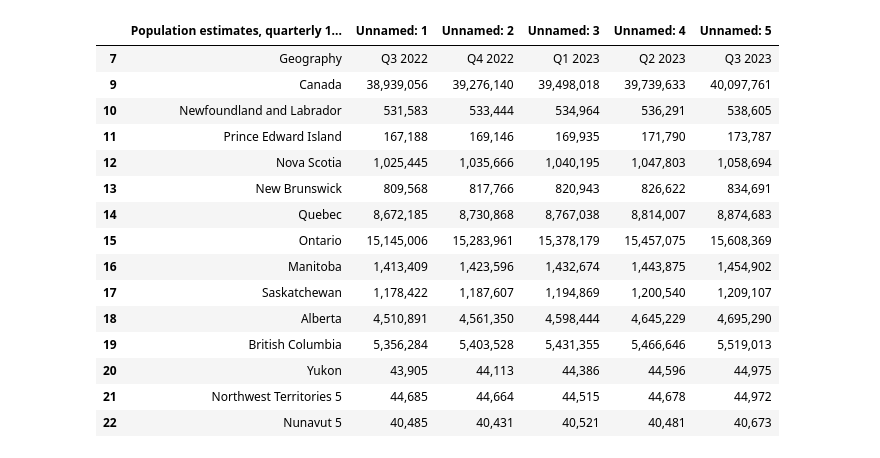
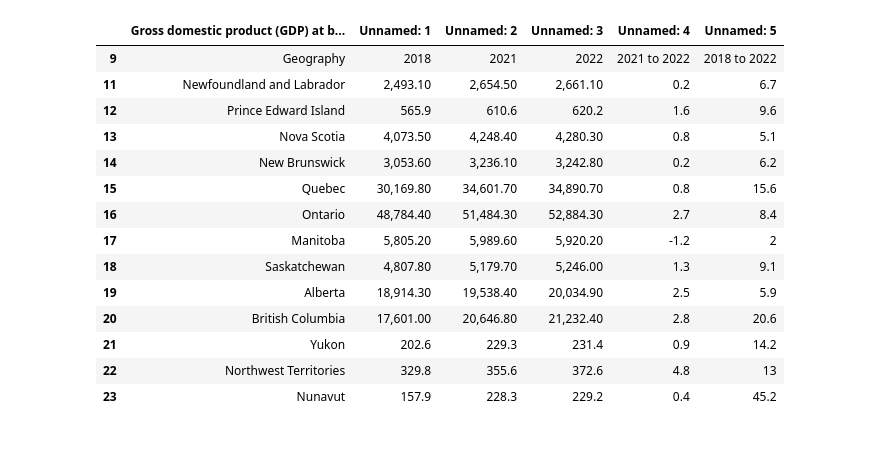
Before and after one commit to NaderMoA/project_1, a Jupyter notebook: GDP_main.ipynb, the cells around one changed output. Drawn from its saved outputs; the diff is of its cells as text; code cells hidden in the pictures.

```diff
--- a/GDP_main.ipynb
+++ b/GDP_main.ipynb
@@ -32,20 +35,20 @@ good_df_drop = good_df_file.dropna(how="any")
 health_df_drop = health_df_file.dropna(how="any")
 population_drop = population_file.dropna(how="any")
 # %%
+health_df_drop
 # %% [output]
-|  | Population estimates, quarterly 1... | Unnamed: 1 | Unnamed: 2 | Unnamed: 3 | Unnamed: 4 | Unnamed: 5 |
-| 7 | Geography | Q3 2022 | Q4 2022 | Q1 2023 | Q2 2023 | Q3 2023 |
-| 9 | Canada | 38,939,056 | 39,276,140 | 39,498,018 | 39,739,633 | 40,097,761 |
-| 10 | Newfoundland and Labrador | 531,583 | 533,444 | 534,964 | 536,291 | 538,605 |
-| 11 | Prince Edward Island | 167,188 | 169,146 | 169,935 | 171,790 | 173,787 |
-| 12 | Nova Scotia | 1,025,445 | 1,035,666 | 1,040,195 | 1,047,803 | 1,058,694 |
-| 13 | New Brunswick | 809,568 | 817,766 | 820,943 | 826,622 | 834,691 |
-| 14 | Quebec | 8,672,185 | 8,730,868 | 8,767,038 | 8,814,007 | 8,874,683 |
-| 15 | Ontario | 15,145,006 | 15,283,961 | 15,378,179 | 15,457,075 | 15,608,369 |
-| 16 | Manitoba | 1,413,409 | 1,423,596 | 1,432,674 | 1,443,875 | 1,454,902 |
-| 17 | Saskatchewan | 1,178,422 | 1,187,607 | 1,194,869 | 1,200,540 | 1,209,107 |
-| 18 | Alberta | 4,510,891 | 4,561,350 | 4,598,444 | 4,645,229 | 4,695,290 |
-| 19 | British Columbia | 5,356,284 | 5,403,528 | 5,431,355 | 5,466,646 | 5,519,013 |
-| 20 | Yukon | 43,905 | 44,113 | 44,386 | 44,596 | 44,975 |
-| 21 | Northwest Territories 5 | 44,685 | 44,664 | 44,515 | 44,678 | 44,972 |
-| 22 | Nunavut 5 | 40,485 | 40,431 | 40,521 | 40,481 | 40,673 |
+|  | Gross domestic product (GDP) at b... | Unnamed: 1 | Unnamed: 2 | Unnamed: 3 | Unnamed: 4 | Unnamed: 5 |
+| 9 | Geography | 2018 | 2021 | 2022 | 2021 to 2022 | 2018 to 2022 |
+| 11 | Newfoundland and Labrador | 2,493.10 | 2,654.50 | 2,661.10 | 0.2 | 6.7 |
+| 12 | Prince Edward Island | 565.9 | 610.6 | 620.2 | 1.6 | 9.6 |
+| 13 | Nova Scotia | 4,073.50 | 4,248.40 | 4,280.30 | 0.8 | 5.1 |
+| 14 | New Brunswick | 3,053.60 | 3,236.10 | 3,242.80 | 0.2 | 6.2 |
+| 15 | Quebec | 30,169.80 | 34,601.70 | 34,890.70 | 0.8 | 15.6 |
+| 16 | Ontario | 48,784.40 | 51,484.30 | 52,884.30 | 2.7 | 8.4 |
+| 17 | Manitoba | 5,805.20 | 5,989.60 | 5,920.20 | -1.2 | 2 |
+| 18 | Saskatchewan | 4,807.80 | 5,179.70 | 5,246.00 | 1.3 | 9.1 |
+| 19 | Alberta | 18,914.30 | 19,538.40 | 20,034.90 | 2.5 | 5.9 |
+| 20 | British Columbia | 17,601.00 | 20,646.80 | 21,232.40 | 2.8 | 20.6 |
+| 21 | Yukon | 202.6 | 229.3 | 231.4 | 0.9 | 14.2 |
+| 22 | Northwest Territories | 329.8 | 355.6 | 372.6 | 4.8 | 13 |
+| 23 | Nunavut | 157.9 | 228.3 | 229.2 | 0.4 | 45.2 |
```
Also changed, not shown: parts of 12 cells of this notebook.
